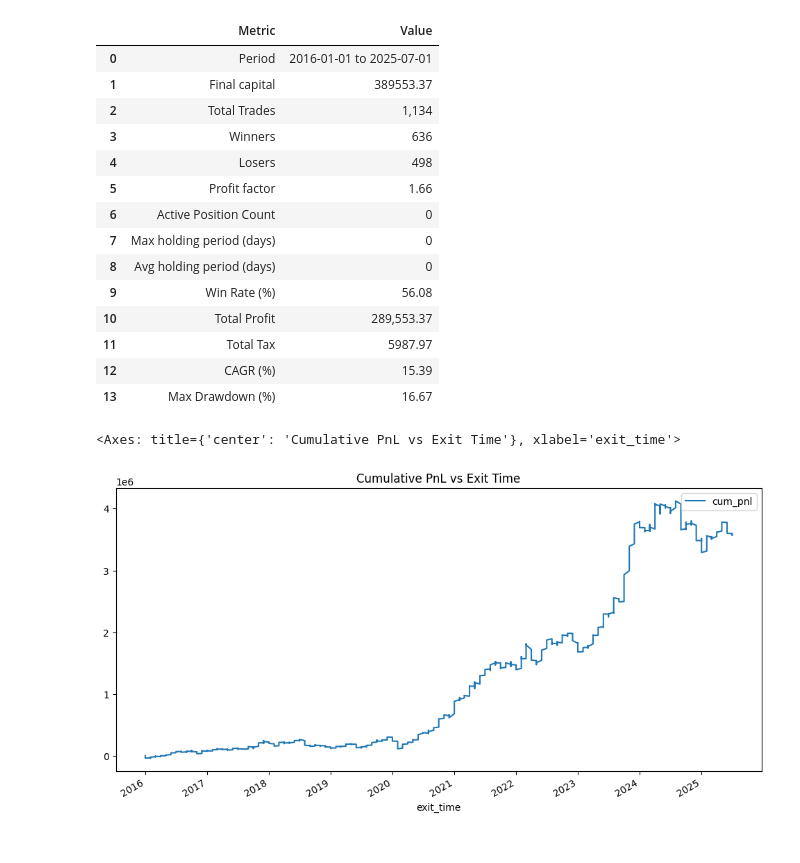
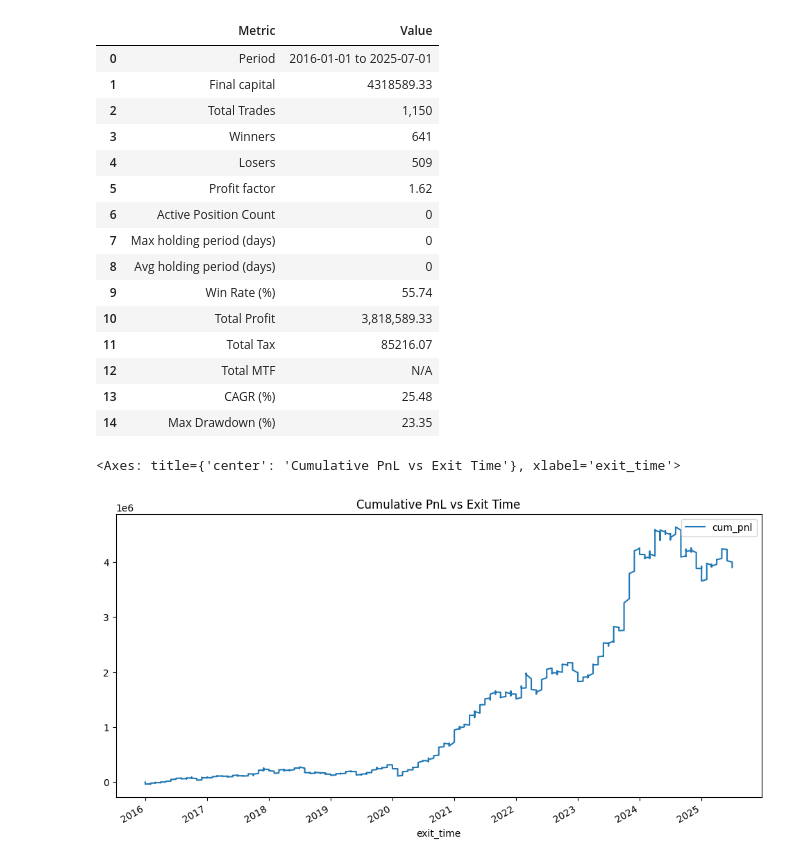
Before and after one commit to wishabhilash/strategy-notebooks, a Jupyter notebook: notebooks/monthly-12-6-3.ipynb, the cells around one changed output. Saved outputs shown, nothing was run; the diff lists cells and outputs as text; code cells hidden in the pictures.

```diff
--- a/notebooks/monthly-12-6-3.ipynb
+++ b/notebooks/monthly-12-6-3.ipynb
@@ -17,17 +17,21 @@ loaded_data = load_stock_data(file_paths, data_path, "1D")
 # %%
 ohlc_dict = {
     'Open': 'first',
-    'Close': 'last'
+    'Low': 'min',
+    'High': 'max',
+    'Close': 'last',
 }
 
 df = pd.concat(loaded_data, names=["Stock", "Date"]).reset_index()
-# df = df[df.Date > '2023-01-01'].reset_index(drop=True)
+# df = df[df.Date >= '2020-01-01'].reset_index(drop=True)
 df['Date'] = pd.to_datetime(df['Date'])
 # df = df.set_index(['Stock', 'Date']).sort_index()
 df = df.groupby('Stock').resample('MS', on='Date').agg(ohlc_dict)
 # %%
 df['entry_price'] = df.groupby('Stock')['Open'].shift(-1)
 df['exit_price'] = df.groupby('Stock')['Close'].shift(-1)
+df['max_low'] = df.groupby('Stock')['Low'].shift(-1)
+df['max_high'] = df.groupby('Stock')['High'].shift(-1)
 df['returns'] = df.groupby('Stock')['Close'].diff()
 df['returns_perc'] = df.groupby('Stock')['Close'].pct_change()
 df['next_month_returns'] = df.groupby('Stock')['returns'].shift(-1)
@@ -63,7 +67,7 @@ top_10 = top_10.swaplevel('Stock', 'Date').sort_index()
 # %%
 from lib import Bank, PositionManager
 
-initial_capital = 100000
+initial_capital = 500000
 leverage = 1
 
 
@@ -76,7 +80,12 @@ def backtest(pm: PositionManager):
         capital_split = capital / len(selected_stocks)
         for s in selected_stocks:
             d = group.loc[(s, date)]
-            pm.new_position(s, date, d['entry_price'], capital_split)
+            position = pm.new_position(s, date, d['entry_price'], capital_split)
+            # if d.max_low <= position.sl:
+            #     pm.close_position(s, date, position.sl)
+            # elif d.max_high >= position.tp:
+            #     pm.close_position(s, date, position.tp)
+            # else:
             pm.close_position(s, date, d['exit_price'])
 
 if __name__ == "__main__":
@@ -106,6 +115,9 @@ total_profit = trades['pnl'].sum() - trades['tax'].sum()
 
 # Total tax
 total_tax = trades['tax'].sum()
+
+# MTF charge
+total_mtf_charge = trades['mtf_charge'].sum()
 
 # CAGR calculation
 start = trades['entry_time'].min()
@@ -154,46 +166,49 @@ tearsheet = pd.DataFrame({
         'Max holding period (days)',
         'Avg holding period (days)',
         'Win Rate (%)',
         'Total Profit',
         'Total Tax',
+        'Total MTF',
         'CAGR (%)',
         'Max Drawdown (%)'
     ],
     'Value': [
         period,
         f"{final_capital:.2f}",
         f"{total_trades:,}",
         f"{number_of_wins:,}",
         f"{number_of_losses:,}",
         f"{profit_factor:.2f}" if profit_factor else "N/A",
         f"{active_position_count:,}",
         f"{max_holding_period:,}",
         f"{avg_holding_period:,}",
         f"{win_rate:.2f}",
         f"{total_profit:,.2f}",
         f"{total_tax:.2f}" if total_tax else "N/A",
+        f"{total_mtf_charge:.2f}" if total_mtf_charge else "N/A",
         f"{cagr:.2f}" if cagr else "N/A",
         f"{max_drawdown_pct:,.2f}"
     ]
 })
 
 tearsheet
 # %% [output]
 |  | Metric | Value |
 | 0 | Period | 2016-01-01 to 2025-07-01 |
-| 1 | Final capital | 389553.37 |
-| 2 | Total Trades | 1,134 |
-| 3 | Winners | 636 |
-| 4 | Losers | 498 |
-| 5 | Profit factor | 1.66 |
+| 1 | Final capital | 4318589.33 |
+| 2 | Total Trades | 1,150 |
+| 3 | Winners | 641 |
+| 4 | Losers | 509 |
+| 5 | Profit factor | 1.62 |
 | 6 | Active Position Count | 0 |
 | 7 | Max holding period (days) | 0 |
 | 8 | Avg holding period (days) | 0 |
-| 9 | Win Rate (%) | 56.08 |
-| 10 | Total Profit | 289,553.37 |
-| 11 | Total Tax | 5987.97 |
-| 12 | CAGR (%) | 15.39 |
-| 13 | Max Drawdown (%) | 16.67 |
+| 9 | Win Rate (%) | 55.74 |
+| 10 | Total Profit | 3,818,589.33 |
+| 11 | Total Tax | 85216.07 |
+| 12 | Total MTF | N/A |
+| 13 | CAGR (%) | 25.48 |
+| 14 | Max Drawdown (%) | 23.35 |
 # %%
 # ...existing code...
 trades = trades.sort_values(['exit_time']).reset_index(drop=True)
@@ -201,4 +216,4 @@ trades['cum_pnl'] = trades['pnl'].cumsum()
 trades.plot(x='exit_time', y='cum_pnl', title='Cumulative PnL vs Exit Time', figsize=(12, 6))
 # %% [output]
 <Axes: title={'center': 'Cumulative PnL vs Exit Time'}, xlabel='exit_time'>
-[figure, old version]
+[figure, new version]
```
Also changed, not shown: parts of 1 cell of this notebook, 3 other files.
